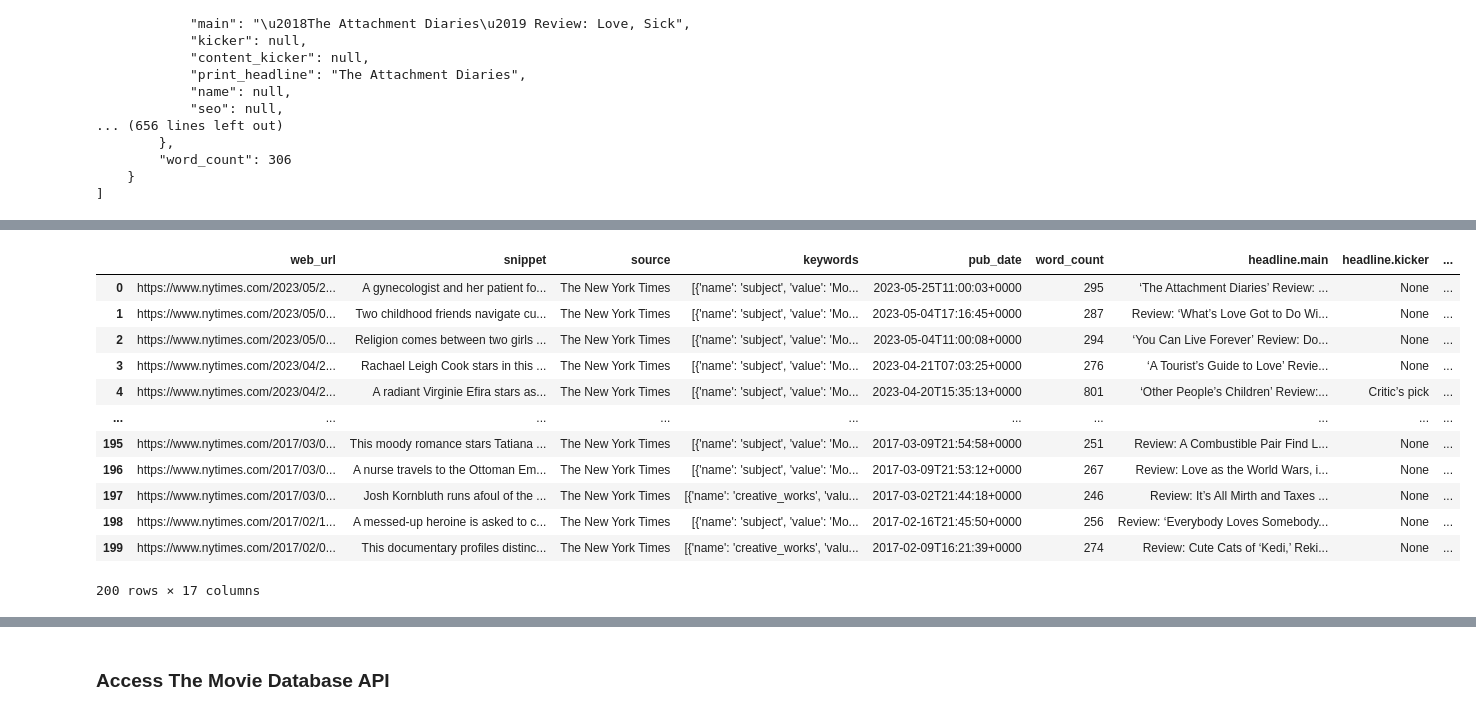
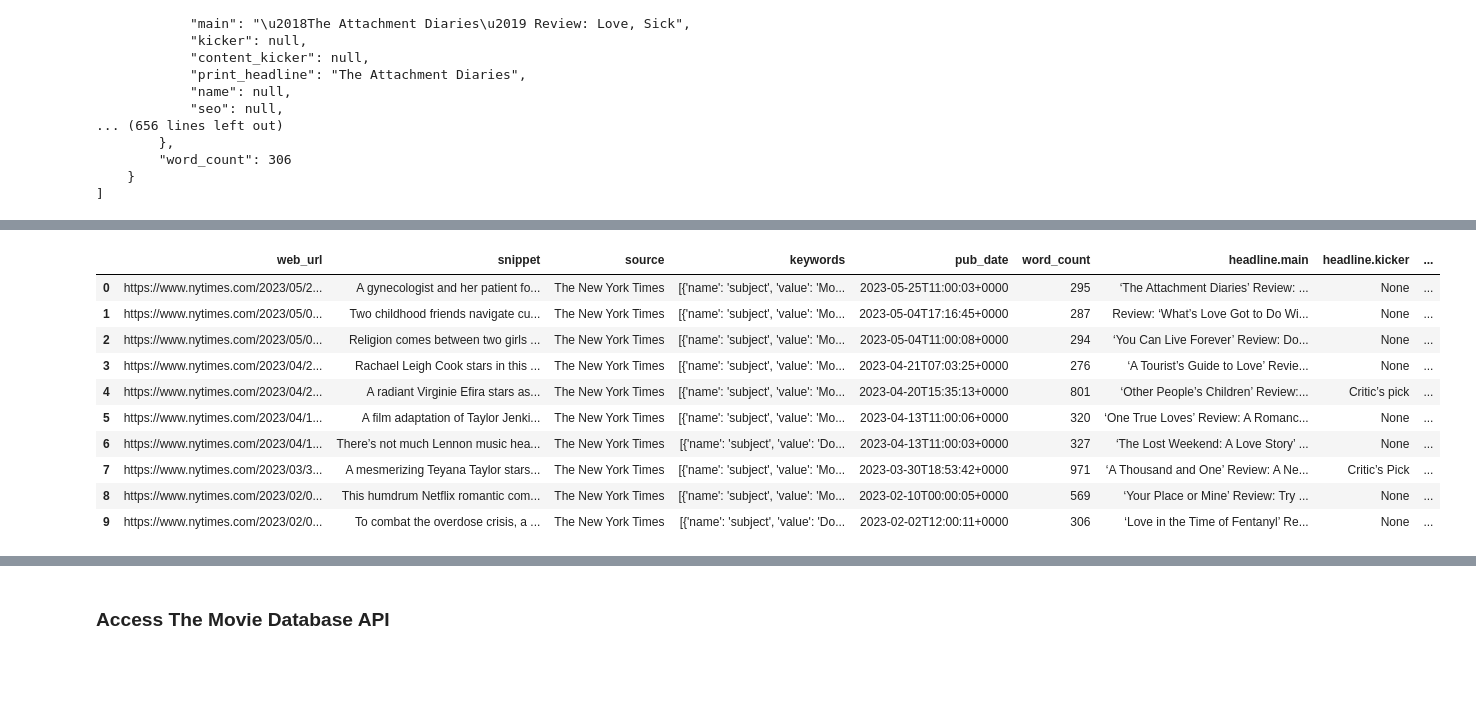
Before and after one commit to niarapur/data-sourcing-challenge, a Jupyter notebook: retrieve_movie_data.ipynb, the cells around one changed output, grey strips where cells are left out. Saved outputs shown, nothing was run; the diff lists cells and outputs as text; code cells hidden in the pictures; blank space fills up the shorter version.

```diff
--- a/retrieve_movie_data.ipynb
+++ b/retrieve_movie_data.ipynb
@@ -64,26 +64,34 @@ print(json.dumps(articles_list, indent=4))
 ]
 # %%
 # Create an empty list to store the reviews
-movie_review_articles = []
+reviews_list = []
 
 # loop through pages 0-19
-for page in range(0,3):
     # create query with a page number
     # API results show 10 articles at a time
-    page_url=f"{query_url}&page={str(page)}"
+
+for page in range(0,20):
+    page_url=f"{query_url}&page={page}"
 
     # Make a "GET" request and retrieve the JSON
-    articles = requests.get(query_url).json()
+    articles = requests.get(page_url).json()
 
     # Add a twelve second interval between queries to stay within API query limits
     time.sleep(12)
 
     # Try and save the reviews to the reviews_list
-    reviews_list = articles["response"]["docs"]
+    try:
+        articles = articles["response"]["docs"]
         # loop through the reviews["response"]["docs"] and append each review to the list
-    for article in reviews_list:
-        movie_review_articles.append(article)
+        for article in articles:
+            reviews_list.append(article)
+            content=len(reviews_list) -(10*page)
         # Print the page that was just retrieved
-        print(f'A snippet from the article: {movie_review_articles["snippet"]}')
+        print(f"the page number retrieved is:{page} with {content} articles")
+
+    except KeyError:
         # Print the page number that had no results then break from the loop
+        print(f"There is an error retrieving articles on page :{page}")
+        break
+#print(json.dumps(reviews_list, indent=4))
 # %% [output]
@@ -94,5 +141,7 @@ KeyError: 'response'
 # %%
 # Convert reviews_list to a Pandas DataFrame using json_normalize()
+reviews_df = pd.json_normalize(reviews_list)
+reviews_df.head()
 # %% [output]
 |  | web_url | snippet | source | keywords | pub_date | word_count | headline.main | headline.kicker | ... |
 | 0 | https://www.nytimes.com/2023/05/2... | A gynecologist and her patient fo... | The New York Times | [{'name': 'subject', 'value': 'Mo... | 2023-05-25T11:00:03+0000 | 295 | ‘The Attachment Diaries’ Review: ... | None | ... |
@@ -110,22 +152,26 @@ KeyError: 'response'
 # %%
 # Extract the title from the "headline.main" column and
 # save it to a new column "title"
 # Title is between unicode characters \u2018 and \u2019.
-# End string should include " Review" to avoid cutting title early
+# End string should include " Review" to avoid cutting title ear
+' Added a - before Review to make sure it reads like a title '
+' Some titles had '' and : witihn so adjusted for it by adding headline 2 to modify the string and then replacing them'
+
+reviews_df['headline.main2']=reviews_df['headline.main'].str.replace("’ Review:",'- A Review::')
+reviews_df['title']=reviews_df['headline.main2'].str.extract(r'\u2018(.*?)::', expand=True)
+reviews_df.head(10)
 # %% [output]
 |  | web_url | snippet | source | keywords | pub_date | word_count | headline.main | headline.kicker | ... |
 | 0 | https://www.nytimes.com/2023/05/2... | A gynecologist and her patient fo... | The New York Times | [{'name': 'subject', 'value': 'Mo... | 2023-05-25T11:00:03+0000 | 295 | ‘The Attachment Diaries’ Review: ... | None | ... |
 | 1 | https://www.nytimes.com/2023/05/0... | Two childhood friends navigate cu... | The New York Times | [{'name': 'subject', 'value': 'Mo... | 2023-05-04T17:16:45+0000 | 287 | Review: ‘What’s Love Got to Do Wi... | None | ... |
 | 2 | https://www.nytimes.com/2023/05/0... | Religion comes between two girls ... | The New York Times | [{'name': 'subject', 'value': 'Mo... | 2023-05-04T11:00:08+0000 | 294 | ‘You Can Live Forever’ Review: Do... | None | ... |
 | 3 | https://www.nytimes.com/2023/04/2... | Rachael Leigh Cook stars in this ... | The New York Times | [{'name': 'subject', 'value': 'Mo... | 2023-04-21T07:03:25+0000 | 276 | ‘A Tourist’s Guide to Love’ Revie... | None | ... |
 | 4 | https://www.nytimes.com/2023/04/2... | A radiant Virginie Efira stars as... | The New York Times | [{'name': 'subject', 'value': 'Mo... | 2023-04-20T15:35:13+0000 | 801 | ‘Other People’s Children’ Review:... | Critic’s pick | ... |
-| ... | ... | ... | ... | ... | ... | ... | ... | ... | ... |
-| 195 | https://www.nytimes.com/2017/03/0... | This moody romance stars Tatiana ... | The New York Times | [{'name': 'subject', 'value': 'Mo... | 2017-03-09T21:54:58+0000 | 251 | Review: A Combustible Pair Find L... | None | ... |
-| 196 | https://www.nytimes.com/2017/03/0... | A nurse travels to the Ottoman Em... | The New York Times | [{'name': 'subject', 'value': 'Mo... | 2017-03-09T21:53:12+0000 | 267 | Review: Love as the World Wars, i... | None | ... |
-| 197 | https://www.nytimes.com/2017/03/0... | Josh Kornbluth runs afoul of the ... | The New York Times | [{'name': 'creative_works', 'valu... | 2017-03-02T21:44:18+0000 | 246 | Review: It’s All Mirth and Taxes ... | None | ... |
-| 198 | https://www.nytimes.com/2017/02/1... | A messed-up heroine is asked to c... | The New York Times | [{'name': 'subject', 'value': 'Mo... | 2017-02-16T21:45:50+0000 | 256 | Review: ‘Everybody Loves Somebody... | None | ... |
-| 199 | https://www.nytimes.com/2017/02/0... | This documentary profiles distinc... | The New York Times | [{'name': 'creative_works', 'valu... | 2017-02-09T16:21:39+0000 | 274 | Review: Cute Cats of ‘Kedi,’ Reki... | None | ... |
+| 5 | https://www.nytimes.com/2023/04/1... | A film adaptation of Taylor Jenki... | The New York Times | [{'name': 'subject', 'value': 'Mo... | 2023-04-13T11:00:06+0000 | 320 | ‘One True Loves’ Review: A Romanc... | None | ... |
+| 6 | https://www.nytimes.com/2023/04/1... | There’s not much Lennon music hea... | The New York Times | [{'name': 'subject', 'value': 'Do... | 2023-04-13T11:00:03+0000 | 327 | ‘The Lost Weekend: A Love Story’ ... | None | ... |
+| 7 | https://www.nytimes.com/2023/03/3... | A mesmerizing Teyana Taylor stars... | The New York Times | [{'name': 'subject', 'value': 'Mo... | 2023-03-30T18:53:42+0000 | 971 | ‘A Thousand and One’ Review: A Ne... | Critic’s Pick | ... |
+| 8 | https://www.nytimes.com/2023/02/0... | This humdrum Netflix romantic com... | The New York Times | [{'name': 'subject', 'value': 'Mo... | 2023-02-10T00:00:05+0000 | 569 | ‘Your Place or Mine’ Review: Try ... | None | ... |
+| 9 | https://www.nytimes.com/2023/02/0... | To combat the overdose crisis, a ... | The New York Times | [{'name': 'subject', 'value': 'Do... | 2023-02-02T12:00:11+0000 | 306 | ‘Love in the Time of Fentanyl’ Re... | None | ... |
-200 rows × 17 columns
 # %%
 # Extract 'name' and 'value' from items in "keywords" column
 def extract_keywords(keyword_list):
```
Also changed, not shown: parts of 11 cells of this notebook.
